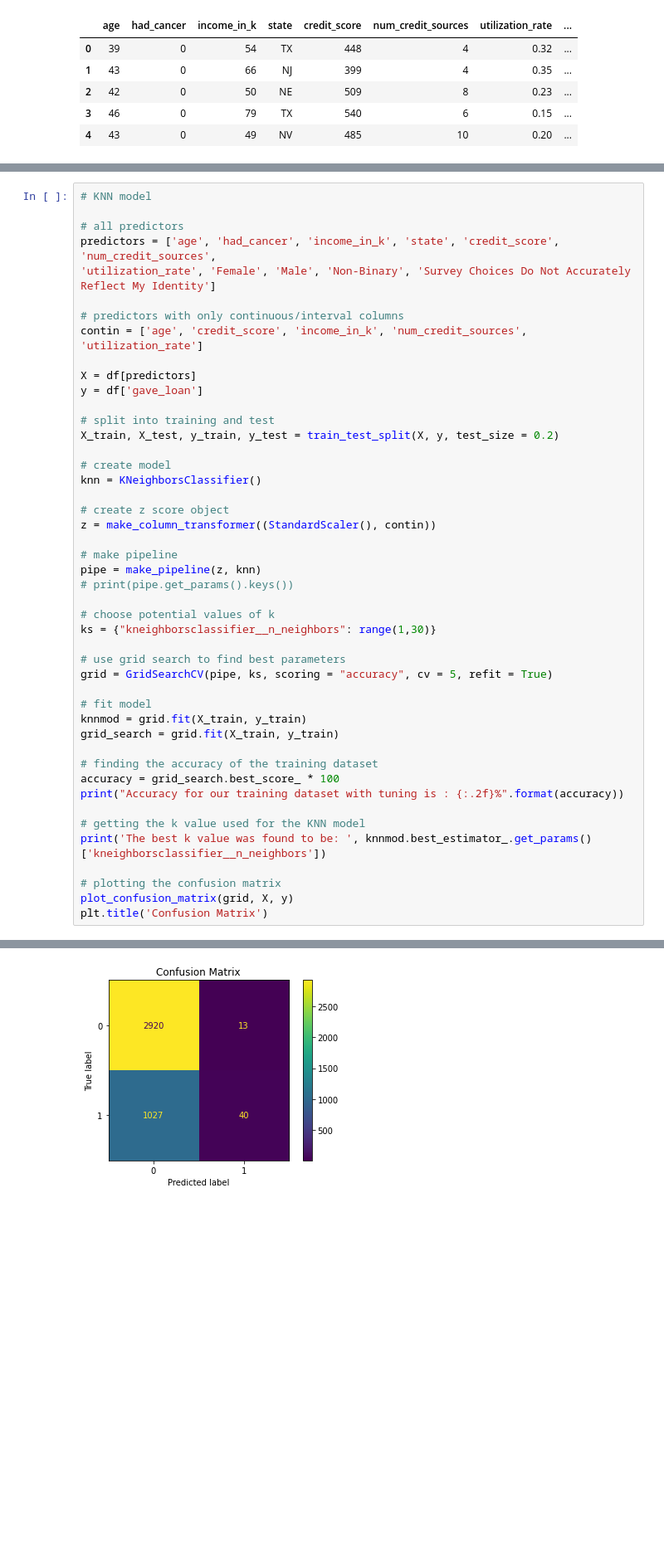
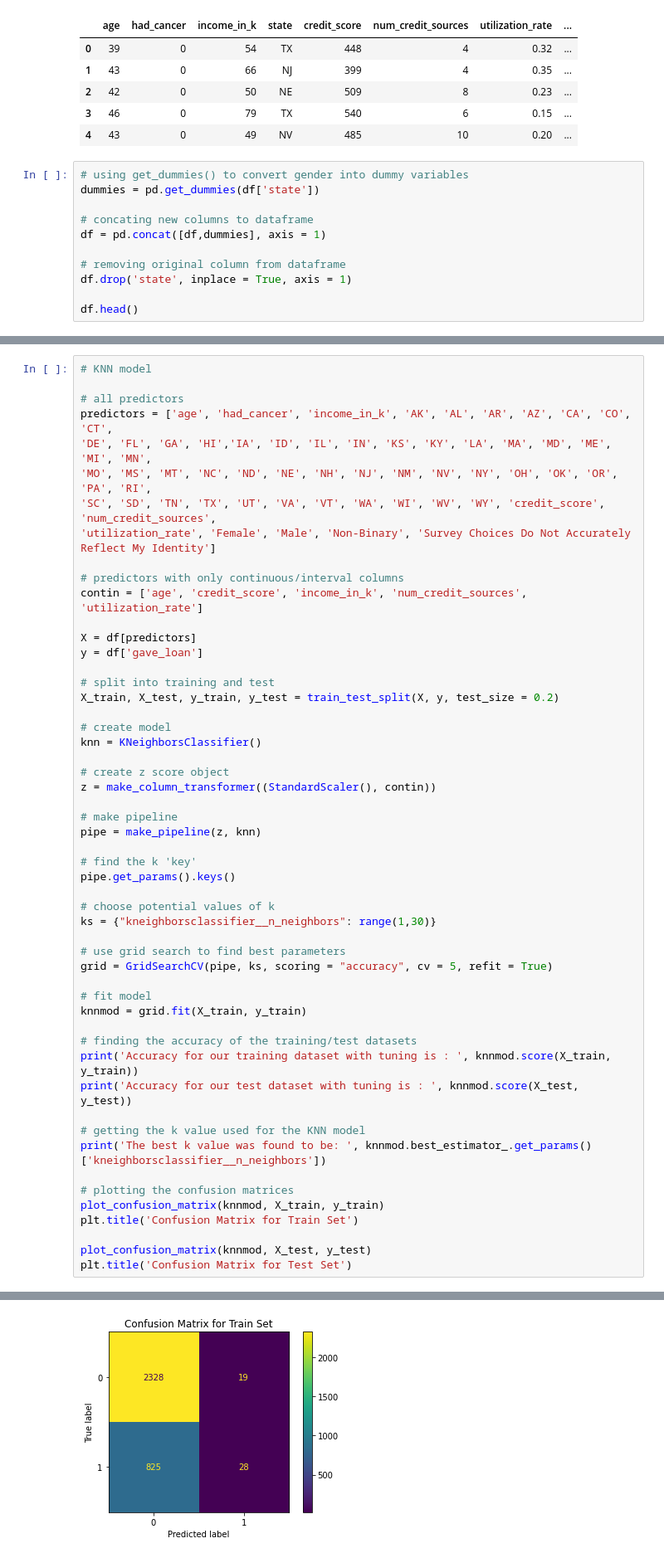
Before and after one commit to min-is/Chapman-University, a Jupyter notebook: CPSC 392 - Data Science/Homework/Min_Homework_2 Completed.ipynb, the cells around one changed output, grey strips where cells are left out. Shown: that part at 83% size. Drawn from its saved outputs; the diff is of its cells as text; blank space fills up the shorter version.

```diff
--- a/CPSC 392 - Data Science/Homework/Min_Homework_2 Completed.ipynb
+++ b/CPSC 392 - Data Science/Homework/Min_Homework_2 Completed.ipynb
@@ -79,3 +71,14 @@ df.head()
 | 2 | 42 | 0 | 50 | NE | 509 | 8 | 0.23 | ... |
 | 3 | 46 | 0 | 79 | TX | 540 | 6 | 0.15 | ... |
 | 4 | 43 | 0 | 49 | NV | 485 | 10 | 0.20 | ... |
+# %%
+# using get_dummies() to convert gender into dummy variables
+dummies = pd.get_dummies(df['state'])
+
+# concating new columns to dataframe
+df = pd.concat([df,dummies], axis = 1)
+
+# removing original column from dataframe
+df.drop('state', inplace = True, axis = 1)
+
+df.head()
@@ -83,7 +94,10 @@ df.head()
 # KNN model
 
 # all predictors
-predictors = ['age', 'had_cancer', 'income_in_k', 'state', 'credit_score', 'num_credit_sources',
+predictors = ['age', 'had_cancer', 'income_in_k', 'AK', 'AL', 'AR', 'AZ', 'CA', 'CO', 'CT',
+'DE', 'FL', 'GA', 'HI','IA', 'ID', 'IL', 'IN', 'KS', 'KY', 'LA', 'MA', 'MD', 'ME', 'MI', 'MN',
+'MO', 'MS', 'MT', 'NC', 'ND', 'NE', 'NH', 'NJ', 'NM', 'NV', 'NY', 'OH', 'OK', 'OR', 'PA', 'RI',
+'SC', 'SD', 'TN', 'TX', 'UT', 'VA', 'VT', 'WA', 'WI', 'WV', 'WY', 'credit_score', 'num_credit_sources',
 'utilization_rate', 'Female', 'Male', 'Non-Binary', 'Survey Choices Do Not Accurately Reflect My Identity']
 
 # predictors with only continuous/interval columns
@@ -103,7 +117,9 @@ z = make_column_transformer((StandardScaler(), contin))
 
 # make pipeline
 pipe = make_pipeline(z, knn)
-# print(pipe.get_params().keys())
+
+# find the k 'key'
+pipe.get_params().keys()
 
 # choose potential values of k
 ks = {"kneighborsclassifier__n_neighbors": range(1,30)}
@@ -113,16 +129,18 @@ grid = GridSearchCV(pipe, ks, scoring = "accuracy", cv = 5, refit = True)
 
 # fit model
 knnmod = grid.fit(X_train, y_train)
-grid_search = grid.fit(X_train, y_train)
 
-# finding the accuracy of the training dataset
-accuracy = grid_search.best_score_ * 100
-print("Accuracy for our training dataset with tuning is : {:.2f}%".format(accuracy))
+# finding the accuracy of the training/test datasets
+print('Accuracy for our training dataset with tuning is : ', knnmod.score(X_train, y_train))
+print('Accuracy for our test dataset with tuning is : ', knnmod.score(X_test, y_test))
 
 # getting the k value used for the KNN model
 print('The best k value was found to be: ', knnmod.best_estimator_.get_params()['kneighborsclassifier__n_neighbors'])
 
-# plotting the confusion matrix
-plot_confusion_matrix(grid, X, y)
-plt.title('Confusion Matrix')
+# plotting the confusion matrices
+plot_confusion_matrix(knnmod, X_train, y_train)
+plt.title('Confusion Matrix for Train Set')
+
+plot_confusion_matrix(knnmod, X_test, y_test)
+plt.title('Confusion Matrix for Test Set')
 # %% [output]
@@ -132 +151 @@ Text(0.5, 1.0, 'Confusion Matrix')
-[figure, old version]
+[figure, new version]
```
Also changed, not shown: parts of 10 cells of this notebook.
